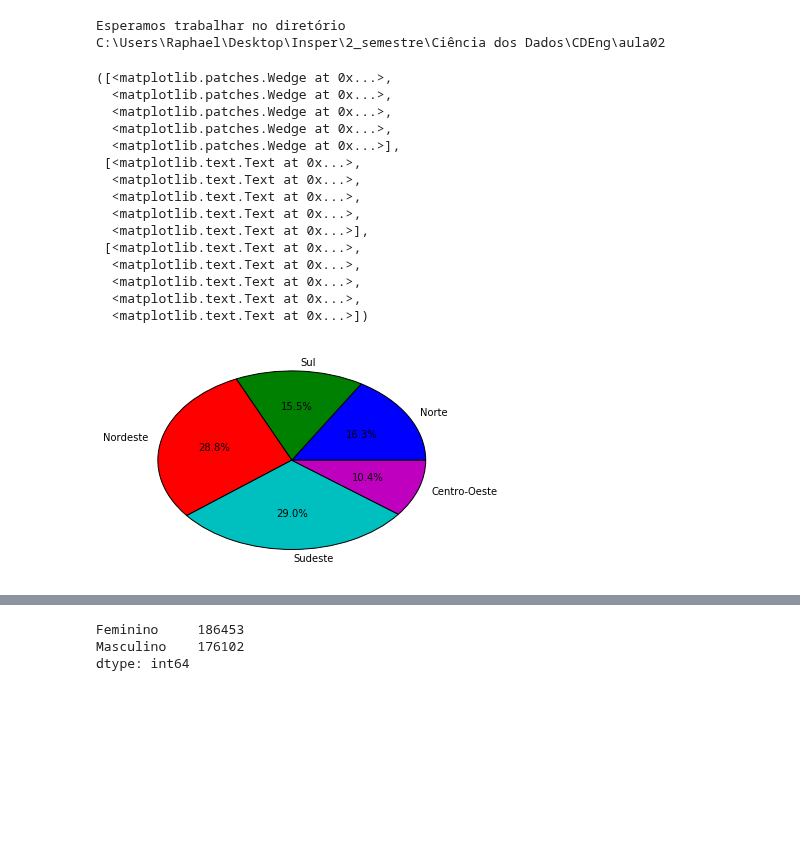
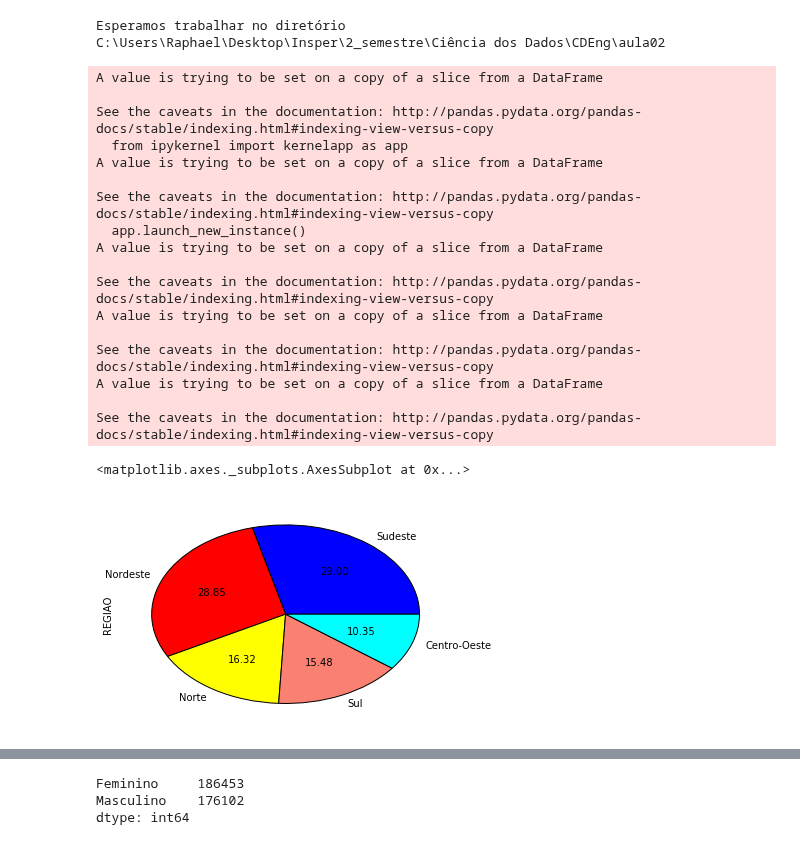
Before and after one commit to raphacosta27/CD, a Jupyter notebook: Aula 2/Aula02+Atividade+Variáveis+Qualitativas+com+PNAD.ipynb, the cells around one changed output, grey strips where cells are left out. Drawn from its saved outputs; the diff is of its cells as text; code cells hidden in the pictures; blank space fills up the shorter version.

```diff
--- a/Aula 2/Aula02+Atividade+Variáveis+Qualitativas+com+PNAD.ipynb
+++ b/Aula 2/Aula02+Atividade+Variáveis+Qualitativas+com+PNAD.ipynb
@@ -88,41 +88,35 @@ Esperamos trabalhar no diretório
 C:\Users\Raphael\Desktop\Insper\2_semestre\Ciência dos Dados\CDEng\aula02
 # %%
 notas = pd.read_table("pes2013A.txt", sep=" ")
-# %%
-Norte = notas[(notas.UF > 10) & (notas.UF < 18)].iloc[:,0:1]
-Sul = notas[(notas.UF >= 41) & (notas.UF <= 43)].iloc[:,0:1]
-Nordeste = notas[(notas.UF >= 21) & (notas.UF <= 29)].iloc[:,0:1]
-Sudeste = notas[(notas.UF >= 31) & (notas.UF <= 35)].iloc[:,0:1]
-CO = notas[(notas.UF >= 50) & (notas.UF <= 53)].iloc[:,0:1]
-
-soma_total = notas.UF.sum()
-
-norte_relativa = (Norte.sum()/soma_total)*100
-sul_relativa = (Sul.sum()/soma_total)*100
-nordeste_relativa = (Nordeste.sum()/soma_total)*100
-sudeste_relativa = (Sudeste.sum()/soma_total)*100
-CO_relativa = (CO.sum()/soma_total)*100
-
-lista_plots = [norte_relativa, sul_relativa, nordeste_relativa, sudeste_relativa, CO_relativa]
-nomes = ["Norte", "Sul", "Nordeste", "Sudeste", "Centro-Oeste"]
-plt.pie(lista_plots, labels = nomes, autopct = '%1.1f%%')
-# %% [output]
-([<matplotlib.patches.Wedge at 0x...>,
-  <matplotlib.patches.Wedge at 0x...>,
-  <matplotlib.patches.Wedge at 0x...>,
-  <matplotlib.patches.Wedge at 0x...>,
-  <matplotlib.patches.Wedge at 0x...>],
- [<matplotlib.text.Text at 0x...>,
-  <matplotlib.text.Text at 0x...>,
-  <matplotlib.text.Text at 0x...>,
-  <matplotlib.text.Text at 0x...>,
-  <matplotlib.text.Text at 0x...>],
- [<matplotlib.text.Text at 0x...>,
-  <matplotlib.text.Text at 0x...>,
-  <matplotlib.text.Text at 0x...>,
-  <matplotlib.text.Text at 0x...>,
-  <matplotlib.text.Text at 0x...>])
-[figure, removed]
+# %%
+notas["REGIAO"] = notas.UF
+notas.REGIAO[(notas.UF > 10) & (notas.UF < 18)] = "Norte"
+notas.REGIAO[(notas.UF >= 41) & (notas.UF <= 43)] = "Sul"
+notas.REGIAO[(notas.UF >= 21) & (notas.UF <= 29)]= "Nordeste"
+notas.REGIAO[(notas.UF >= 31) & (notas.UF <= 35)]= "Sudeste"
+notas.REGIAO[(notas.UF >= 50) & (notas.UF <= 53)] = "Centro-Oeste"
+frelativaRegiao = notas.REGIAO.value_counts(True)*100
+frelativaRegiao.plot(kind='pie', colors=('blue', 'red', 'yellow', 'salmon', 'cyan'),autopct="%0.2f",legend=False)
+# %% [output]
+A value is trying to be set on a copy of a slice from a DataFrame
+
+See the caveats in the documentation: http://pandas.pydata.org/pandas-docs/stable/indexing.html#indexing-view-versus-copy
+  from ipykernel import kernelapp as app
+A value is trying to be set on a copy of a slice from a DataFrame
+
+See the caveats in the documentation: http://pandas.pydata.org/pandas-docs/stable/indexing.html#indexing-view-versus-copy
+  app.launch_new_instance()
+A value is trying to be set on a copy of a slice from a DataFrame
+
+See the caveats in the documentation: http://pandas.pydata.org/pandas-docs/stable/indexing.html#indexing-view-versus-copy
+A value is trying to be set on a copy of a slice from a DataFrame
+
+See the caveats in the documentation: http://pandas.pydata.org/pandas-docs/stable/indexing.html#indexing-view-versus-copy
+A value is trying to be set on a copy of a slice from a DataFrame
+
+See the caveats in the documentation: http://pandas.pydata.org/pandas-docs/stable/indexing.html#indexing-view-versus-copy
+<matplotlib.axes._subplots.AxesSubplot at 0x...>
+[figure, added]
 # %%
 notas.V0302 = notas.V0302.astype('category')
 # %%
```
Also changed, not shown: parts of 3 cells of this notebook.
